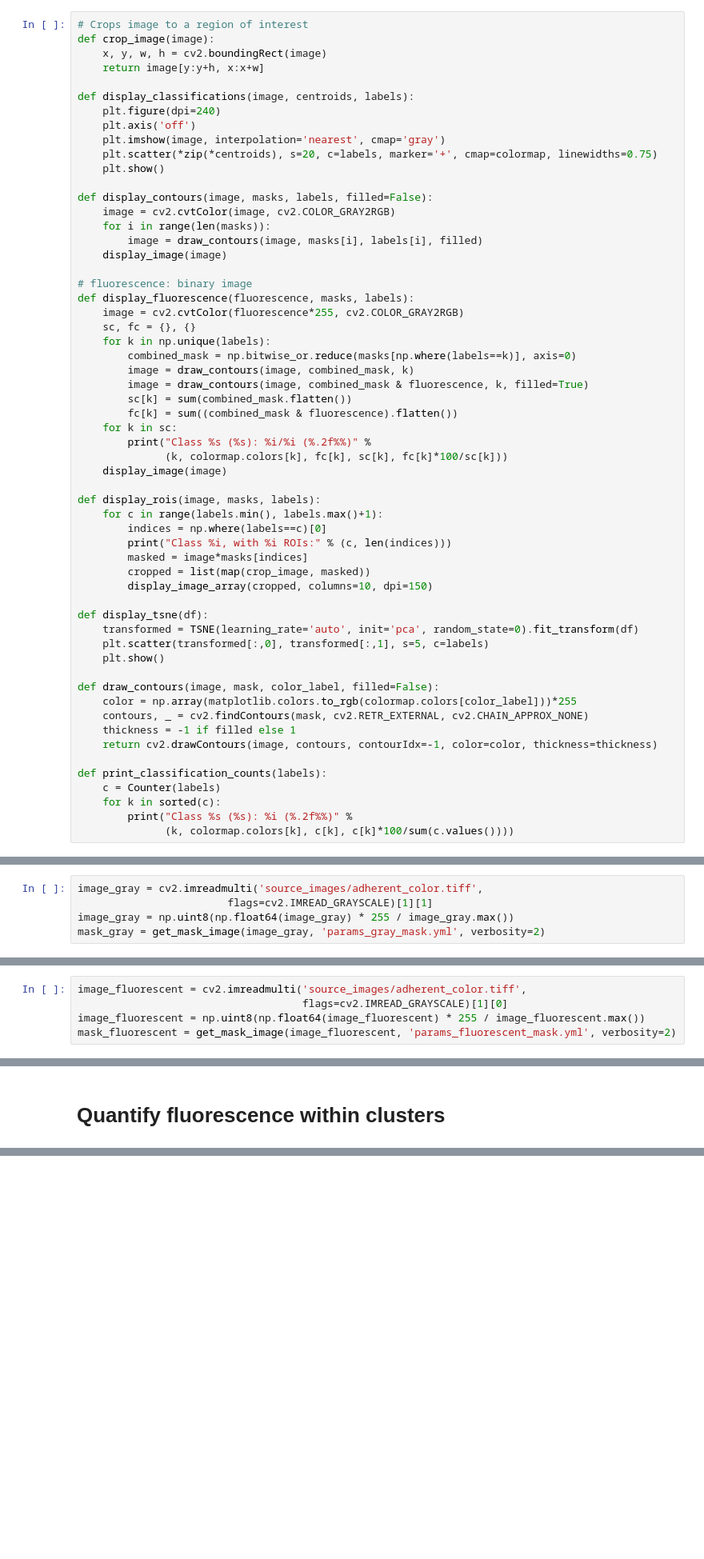
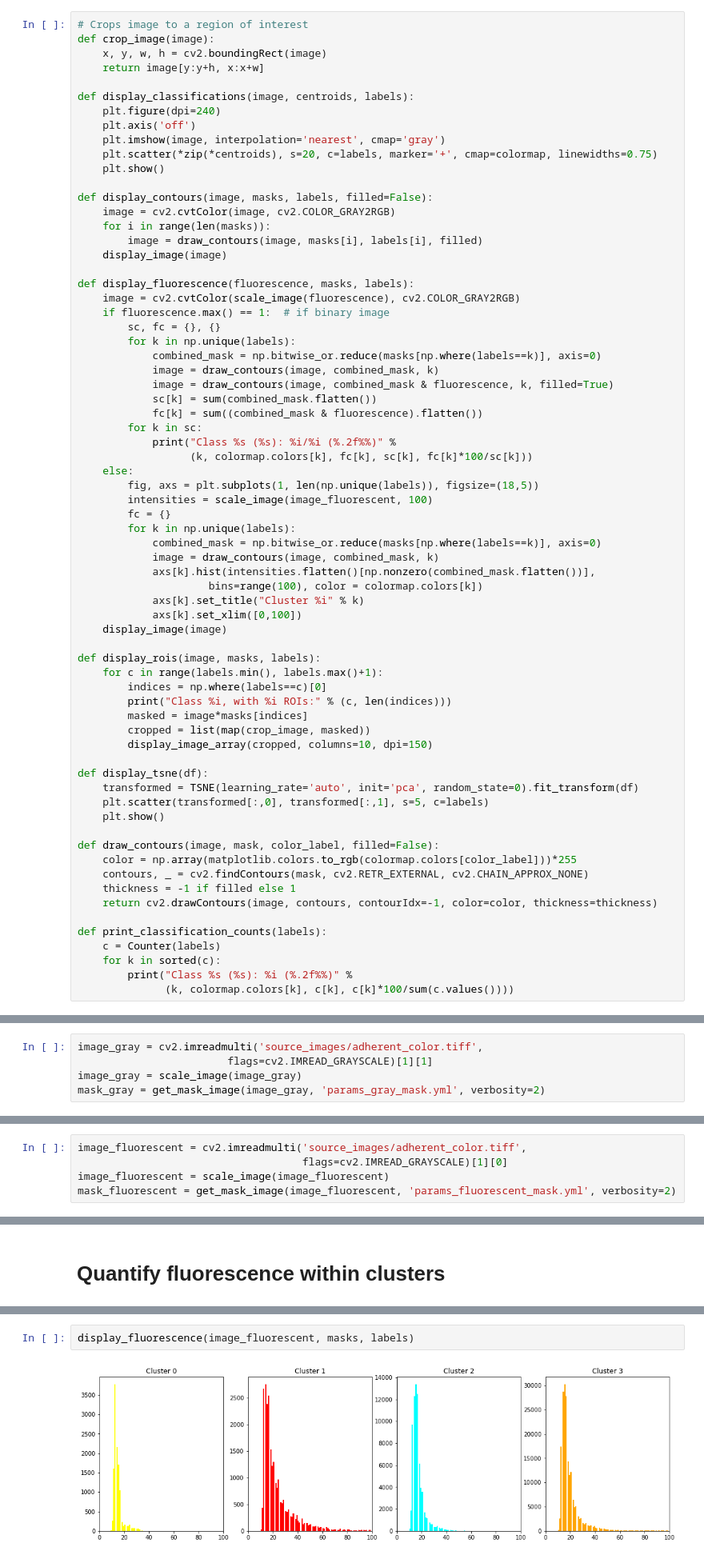
Before and after one commit to peteyeh/celltrack, a Jupyter notebook: feature_extraction.ipynb, the cells around one changed output, grey strips where cells are left out. Shown at 80% size. Drawn from its saved outputs; the diff is of its cells as text; blank space fills up the shorter version.

```diff
--- a/feature_extraction.ipynb
+++ b/feature_extraction.ipynb
@@ -62,19 +62,30 @@ def display_contours(image, masks, labels, filled=False):
         image = draw_contours(image, masks[i], labels[i], filled)
     display_image(image)
 
-# fluorescence: binary image
 def display_fluorescence(fluorescence, masks, labels):
-    image = cv2.cvtColor(fluorescence*255, cv2.COLOR_GRAY2RGB)
-    sc, fc = {}, {}
-    for k in np.unique(labels):
-        combined_mask = np.bitwise_or.reduce(masks[np.where(labels==k)], axis=0)
-        image = draw_contours(image, combined_mask, k)
-        image = draw_contours(image, combined_mask & fluorescence, k, filled=True)
-        sc[k] = sum(combined_mask.flatten())
-        fc[k] = sum((combined_mask & fluorescence).flatten())
-    for k in sc:
-        print("Class %s (%s): %i/%i (%.2f%%)" %
-              (k, colormap.colors[k], fc[k], sc[k], fc[k]*100/sc[k]))
+    image = cv2.cvtColor(scale_image(fluorescence), cv2.COLOR_GRAY2RGB)
+    if fluorescence.max() == 1:  # if binary image
+        sc, fc = {}, {}
+        for k in np.unique(labels):
+            combined_mask = np.bitwise_or.reduce(masks[np.where(labels==k)], axis=0)
+            image = draw_contours(image, combined_mask, k)
+            image = draw_contours(image, combined_mask & fluorescence, k, filled=True)
+            sc[k] = sum(combined_mask.flatten())
+            fc[k] = sum((combined_mask & fluorescence).flatten())
+        for k in sc:
+            print("Class %s (%s): %i/%i (%.2f%%)" %
+                  (k, colormap.colors[k], fc[k], sc[k], fc[k]*100/sc[k]))
+    else:
+        fig, axs = plt.subplots(1, len(np.unique(labels)), figsize=(18,5))
+        intensities = scale_image(image_fluorescent, 100)
+        fc = {}
+        for k in np.unique(labels):
+            combined_mask = np.bitwise_or.reduce(masks[np.where(labels==k)], axis=0)
+            image = draw_contours(image, combined_mask, k)
+            axs[k].hist(intensities.flatten()[np.nonzero(combined_mask.flatten())],
+                     bins=range(100), color = colormap.colors[k])
+            axs[k].set_title("Cluster %i" % k)
+            axs[k].set_xlim([0,100])
     display_image(image)
 
 def display_rois(image, masks, labels):
@@ -278,7 +289,7 @@ def get_mask_image(image, param_path, verbosity=0):
 # %%
 image_gray = cv2.imreadmulti('source_images/adherent_color.tiff',
                         flags=cv2.IMREAD_GRAYSCALE)[1][1]
-image_gray = np.uint8(np.float64(image_gray) * 255 / image_gray.max())
+image_gray = scale_image(image_gray)
 mask_gray = get_mask_image(image_gray, 'params_gray_mask.yml', verbosity=2)
 # %% [output]
 Using mode 'thresh_manual'.
@@ -293,7 +304,7 @@ Closing with kernel size of 2.
 # %%
 image_fluorescent = cv2.imreadmulti('source_images/adherent_color.tiff',
                                     flags=cv2.IMREAD_GRAYSCALE)[1][0]
-image_fluorescent = np.uint8(np.float64(image_fluorescent) * 255 / image_fluorescent.max())
+image_fluorescent = scale_image(image_fluorescent)
 mask_fluorescent = get_mask_image(image_fluorescent, 'params_fluorescent_mask.yml', verbosity=2)
 # %% [output]
 Using mode 'thresh_manual'.
@@ -466,0 +445,4 @@ Class 3 (orange): 149353/186637 (80.02%)
+# %%
+display_fluorescence(image_fluorescent, masks, labels)
+# %% [output]
+[figure, added]
```
Also changed, not shown: parts of 17 cells of this notebook, 1 other file.
